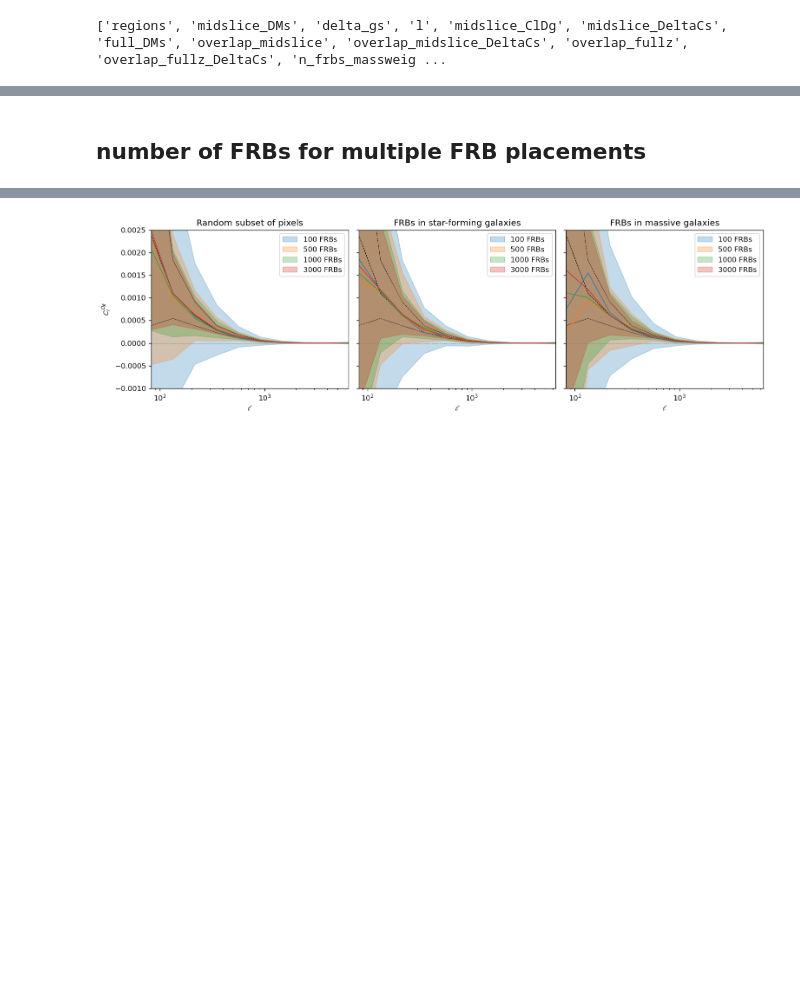
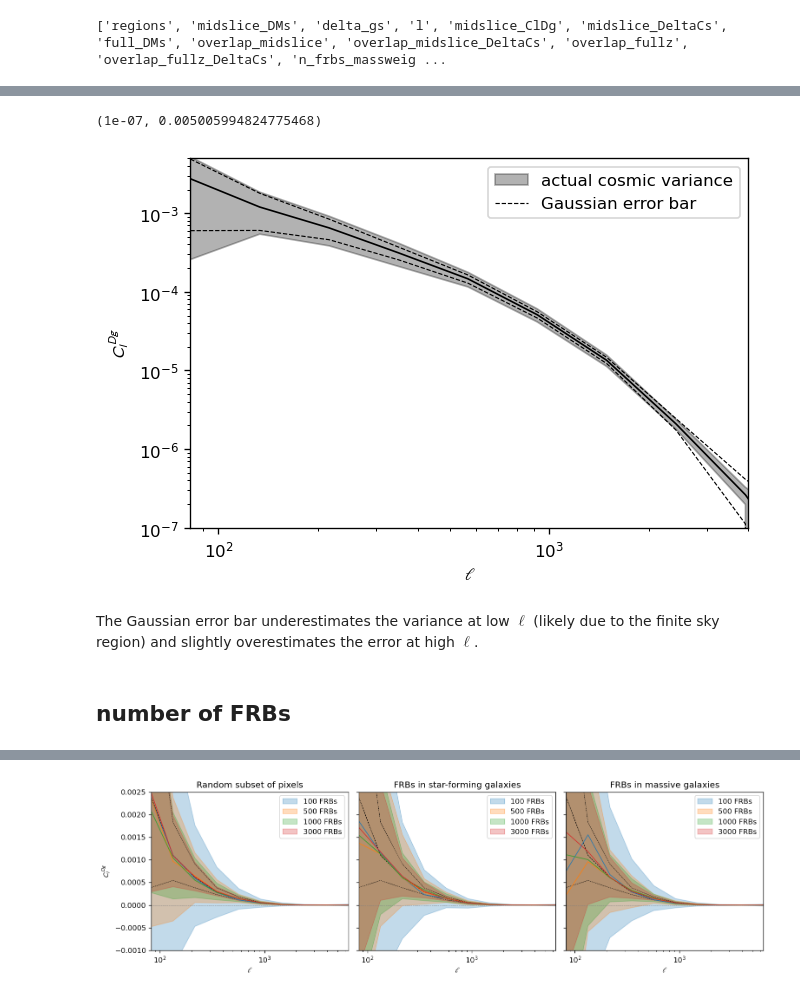
Before and after one commit to aqcheng/illustris_frb, a Jupyter notebook: notebooks/experiments.ipynb, the cells around one changed output, grey strips where cells are left out. Saved outputs shown, nothing was run; the diff lists cells and outputs as text; code cells hidden in the pictures; blank space fills up the shorter version.

```diff
--- a/notebooks/experiments.ipynb
+++ b/notebooks/experiments.ipynb
@@ -153,2 +179,19 @@ def generate_plots(results_dict_list, titles=None, figsize=None, whichkeys=None,
+# %%
+midslice_DeltaCs = res['midslice_DeltaCs']
+mean_DeltaC = np.mean(midslice_DeltaCs, axis=0)
+mean_midslice_ClDg = np.mean(midslice_ClDgs, axis=0)
+
+fig, ax = plt.subplots()
+plot_xcorr_trials(ells, midslice_ClDgs, ax=ax, plotinterval=False, yscale='log',label='actual cosmic variance')
+ax.plot(ells, mean_midslice_ClDg-mean_DeltaC, 'k--', lw=0.7, label='Gaussian error bar')
+ax.plot(ells, mean_midslice_ClDg+mean_DeltaC, 'k--', lw=0.7)
+ax.legend()
+ax.set_xlim(right=4000)
+ax.set_ylim(bottom=1e-7)
+# %% [output]
+(1e-07, 0.005005994824775468)
+[figure, added]
+# %% [markdown]
+The Gaussian error bar underestimates the variance at low $\ell$ (likely due to the finite sky region) and slightly overestimates the error at high $\ell$.
 # %% [markdown]
-## number of FRBs for multiple FRB placements
+## number of FRBs
```
Also changed, not shown: parts of 31 cells of this notebook.
